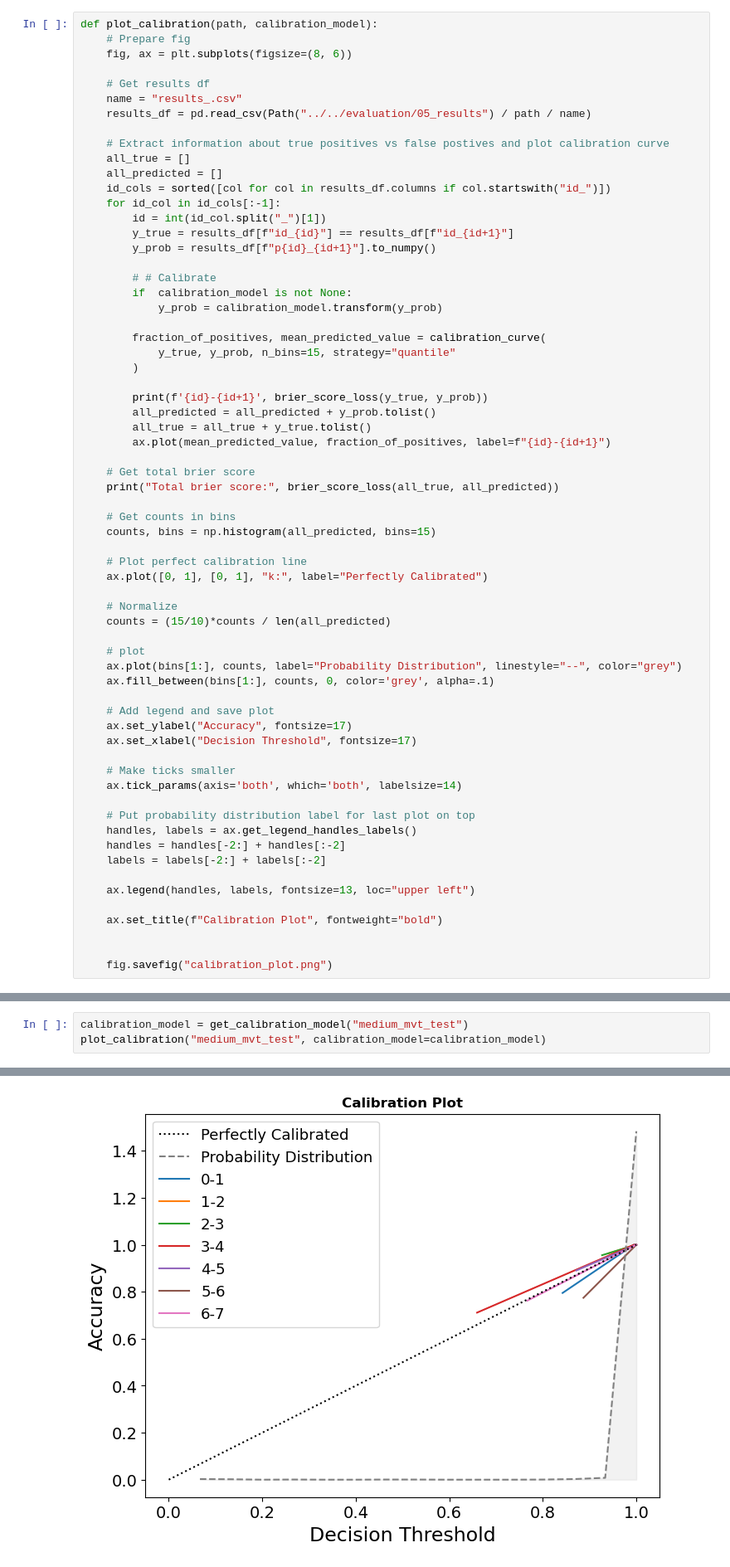
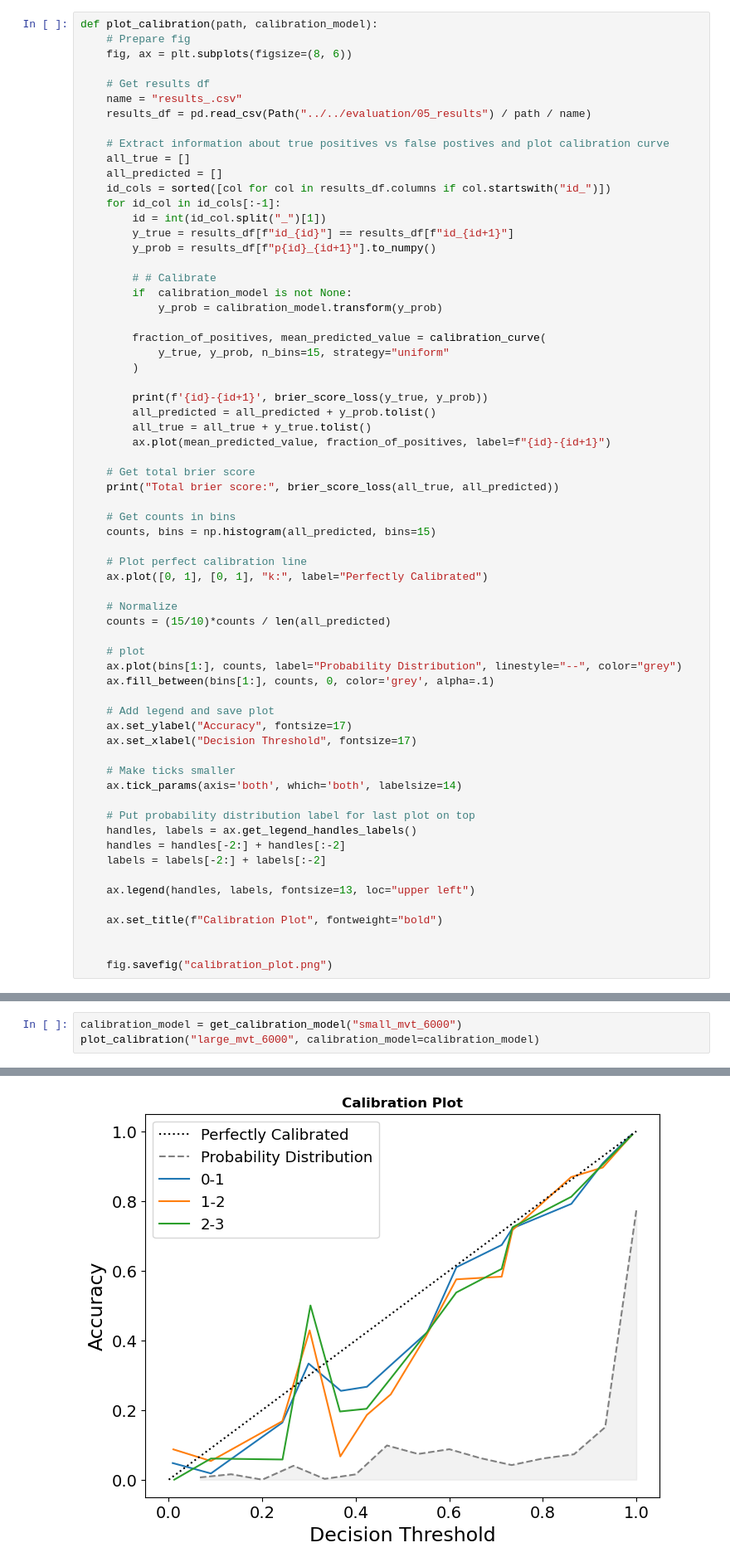
Before and after one commit to richdanis/DrTrack, a Jupyter notebook: src/evaluate/isotonic_calibration.ipynb, the cells around one changed output, grey strips where cells are left out. Shown at 83% size. Saved outputs shown, nothing was run; the diff lists cells and outputs as text.

```diff
--- a/src/evaluate/isotonic_calibration.ipynb
+++ b/src/evaluate/isotonic_calibration.ipynb
@@ -52,7 +52,7 @@ def plot_calibration(path, calibration_model):
             y_prob = calibration_model.transform(y_prob)
 
         fraction_of_positives, mean_predicted_value = calibration_curve(
-            y_true, y_prob, n_bins=15, strategy="quantile"
+            y_true, y_prob, n_bins=15, strategy="uniform"
         )
 
         print(f'{id}-{id+1}', brier_score_loss(y_true, y_prob))
@@ -149,4 +152,4 @@ Total brier score: 0.00139702932320916
 # %%
-calibration_model = get_calibration_model("medium_mvt_test")
-plot_calibration("medium_mvt_test", calibration_model=calibration_model)
+calibration_model = get_calibration_model("small_mvt_6000")
+plot_calibration("large_mvt_6000", calibration_model=calibration_model)
 # %% [output]
@@ -161 +160 @@ Total brier score: 0.00139702932320916
-[figure, old version]
+[figure, new version]
```
Also changed, not shown: parts of 17 cells of this notebook, 1 other file.
